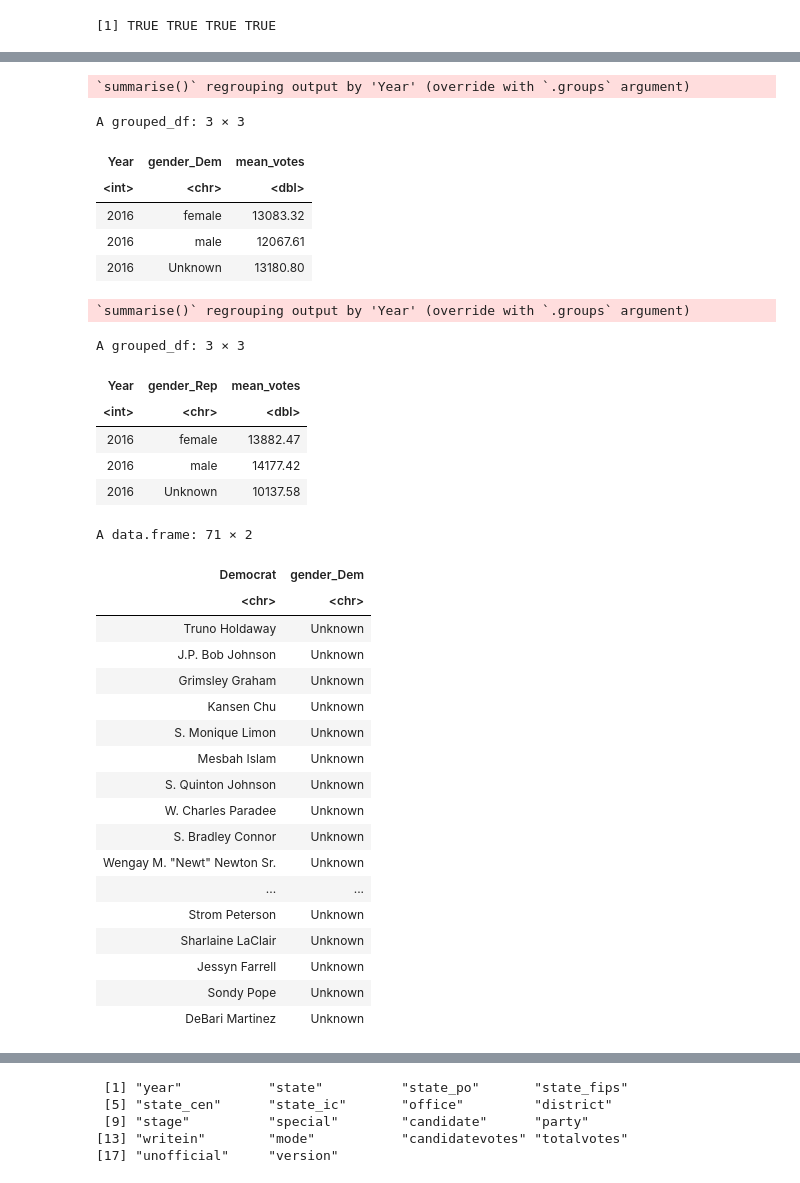
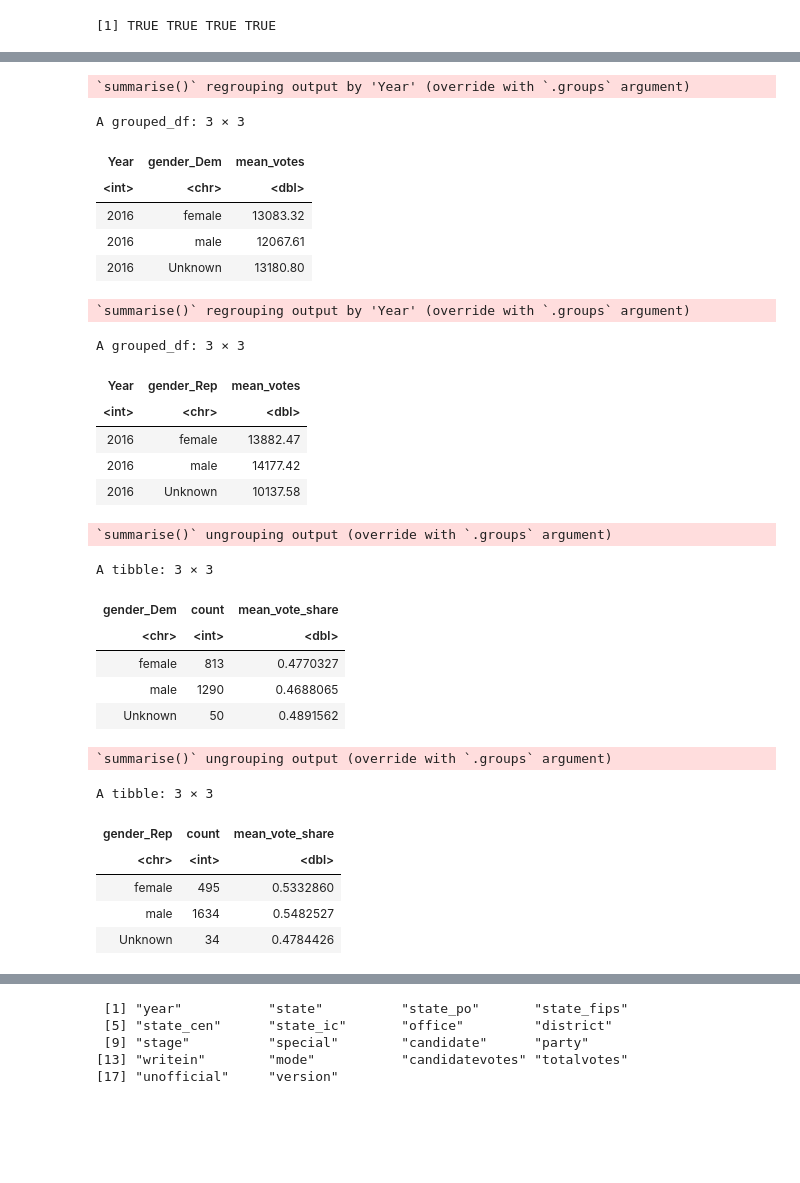
Before and after one commit to michael-bonitati-1117/final_project, a Jupyter notebook: Gender_Code.ipynb, the cells around one changed output, grey strips where cells are left out. Saved outputs shown, nothing was run; the diff lists cells and outputs as text; code cells hidden in the pictures; blank space fills up the shorter version.

```diff
--- a/Gender_Code.ipynb
+++ b/Gender_Code.ipynb
@@ -94,5 +90,5 @@ A data.frame: 6 × 15
 | 6 | 5 | Jason T. Land | David M. Talerico | No candidate | Alaska | 2016 | 6 | False | ... |
 # %%
 ## Created file with gender column so you don't have to run the function every time, commented out to prevent accidental overwrite
-## write.csv(data, "2016_election_results_updated.csv")
-data <- read.csv("2016_election_results_updated.csv")
+## write.csv(elections_2016, "2016_election_results_updated.csv")
+elections_2016_gender <- read.csv("2016_election_results_updated.csv")
@@ -99,10 +126,11 @@ data <- read.csv("2016_election_results_updated.csv")
 # %%
-## Separate data
-Dem_data <- data %>%
-    select(Democrat, State, Year, Democrat.Incumbent, Democrat.Votes, gender_Dem)
 
-Rep_data <- data %>%
-    select(Republican, State, Year, Republican.Incumbent, Republican.Votes, gender_Rep)
+## Separate data by party for comparison
+Dem_data <- elections_2016_gender %>%
+    select(Democrat, State, District, Year, Democrat.Incumbent, Democrat.Votes, Democrat.Vote.Prop, gender_Dem)
+
+Rep_data <- elections_2016_gender %>%
+    select(Republican, State, District, Year, Republican.Incumbent, Republican.Votes, Republican.Vote.Prop, gender_Rep)
 
 head(Dem_data)
 
@@ -129,51 +157,54 @@ A data.frame: 6 × 6
 # %%
-## Basic descriptive
+## Basic descriptives
 
 Dem_data %>%
     group_by(Year, gender_Dem) %>%
     filter(gender_Dem %in% c("male", "female", "Unknown"), !is.na(Democrat.Votes)) %>%
     summarize(mean_votes = mean(Democrat.Votes))
 
 Rep_data %>%
     group_by(Year, gender_Rep) %>%
     filter(gender_Rep %in% c("male", "female", "Unknown"), !is.na(Republican.Votes)) %>%
     summarize(mean_votes = mean(Republican.Votes))
 
-## Visualize Dem names function couldn't categorize (can do same for GOP)
+
 Dem_data %>%
-    select(Democrat, gender_Dem) %>%
-    filter(gender_Dem == "Unknown")
+    group_by(gender_Dem) %>%
+    filter(gender_Dem %in% c("male", "female", "Unknown"), !is.na(Democrat.Vote.Prop), !Democrat.Vote.Prop == 1) %>%
+    summarize(count = n(),
+              mean_vote_share = mean(Democrat.Vote.Prop))
+
+Rep_data %>%
+    group_by(gender_Rep) %>%
+    filter(gender_Rep %in% c("male", "female", "Unknown"), !is.na(Republican.Vote.Prop), !Republican.Vote.Prop == 1) %>%
+    summarize(count = n(),
+              mean_vote_share = mean(Republican.Vote.Prop))
 # %% [output]
 `summarise()` regrouping output by 'Year' (override with `.groups` argument)
 A grouped_df: 3 × 3
 | Year | gender_Dem | mean_votes |
 | <int> | <chr> | <dbl> |
 | 2016 | female | 13083.32 |
 | 2016 | male | 12067.61 |
 | 2016 | Unknown | 13180.80 |
 `summarise()` regrouping output by 'Year' (override with `.groups` argument)
 A grouped_df: 3 × 3
 | Year | gender_Rep | mean_votes |
 | <int> | <chr> | <dbl> |
 | 2016 | female | 13882.47 |
 | 2016 | male | 14177.42 |
 | 2016 | Unknown | 10137.58 |
-A data.frame: 71 × 2
+`summarise()` ungrouping output (override with `.groups` argument)
+A tibble: 3 × 3
-| Democrat | gender_Dem |
-| <chr> | <chr> |
-| Truno Holdaway | Unknown |
-| J.P. Bob Johnson | Unknown |
-| Grimsley Graham | Unknown |
-| Kansen Chu | Unknown |
-| S. Monique Limon | Unknown |
-| Mesbah Islam | Unknown |
-| S. Quinton Johnson | Unknown |
-| W. Charles Paradee | Unknown |
-| S. Bradley Connor | Unknown |
-| Wengay M. "Newt" Newton Sr. | Unknown |
-| ... | ... |
-| Strom Peterson | Unknown |
-| Sharlaine LaClair | Unknown |
-| Jessyn Farrell | Unknown |
-| Sondy Pope | Unknown |
-| DeBari Martinez | Unknown |
+| gender_Dem | count | mean_vote_share |
+| <chr> | <int> | <dbl> |
+| female | 813 | 0.4770327 |
+| male | 1290 | 0.4688065 |
+| Unknown | 50 | 0.4891562 |
+`summarise()` ungrouping output (override with `.groups` argument)
+A tibble: 3 × 3
+| gender_Rep | count | mean_vote_share |
+| <chr> | <int> | <dbl> |
+| female | 495 | 0.5332860 |
+| male | 1634 | 0.5482527 |
+| Unknown | 34 | 0.4784426 |
```
Also changed, not shown: parts of 11 cells of this notebook.
